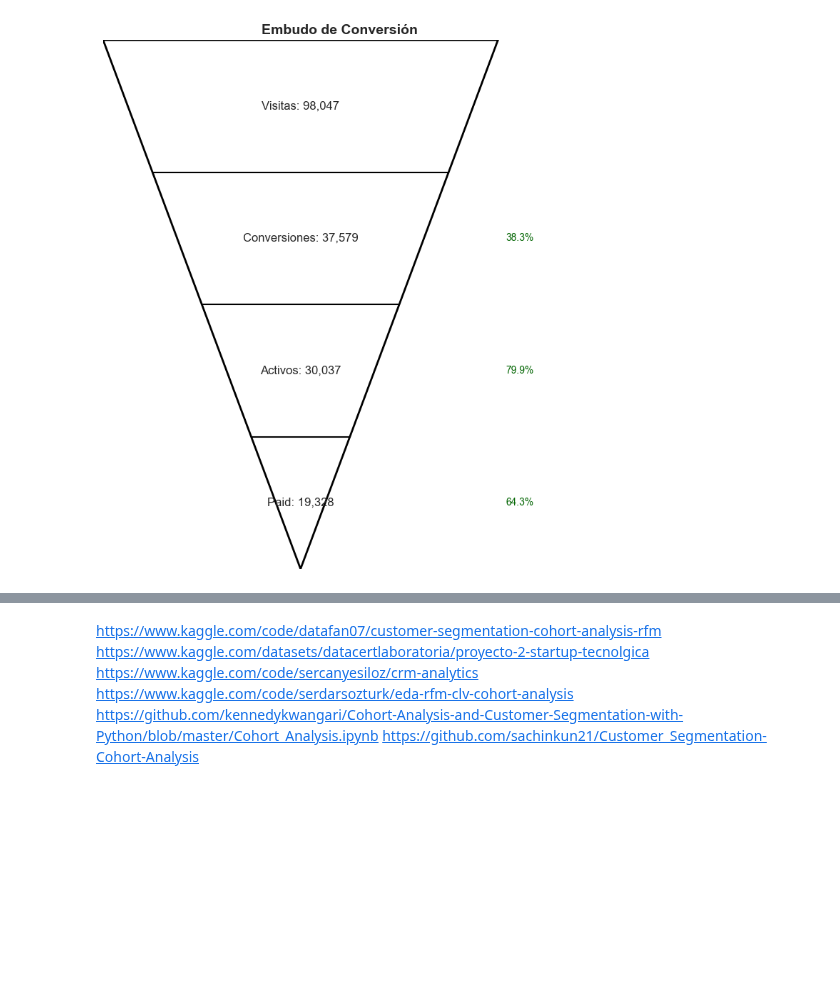
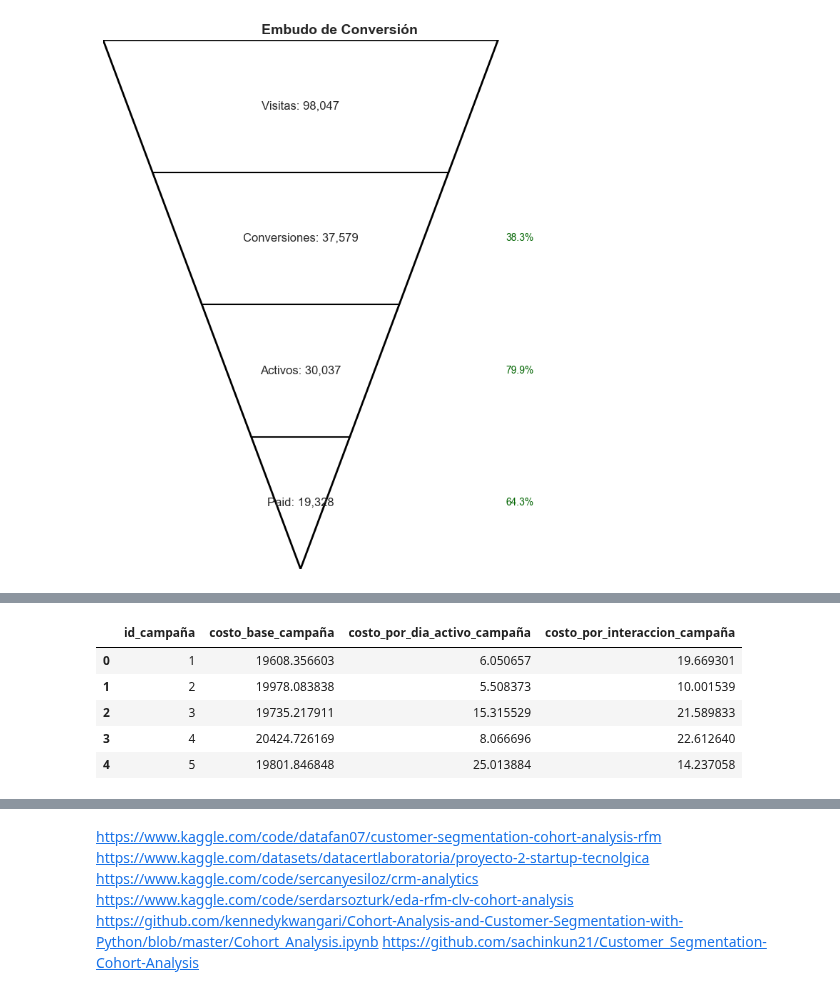
Before and after one commit to zyntonyson/bootcamp_ds_da, a Jupyter notebook: 09-da-analisis-negocio/19-Cohortes_Economia.ipynb, the cells around one changed output, grey strips where cells are left out. Saved outputs shown, nothing was run; the diff lists cells and outputs as text; code cells hidden in the pictures; blank space fills up the shorter version.

```diff
--- a/09-da-analisis-negocio/19-Cohortes_Economia.ipynb
+++ b/09-da-analisis-negocio/19-Cohortes_Economia.ipynb
@@ -821,0 +782,9 @@ print(f"Relación LTV / CAC: {ratio:.2f}")
+# %%
+campaigns_details
+# %% [output]
+|  | id_campaña | costo_base_campaña | costo_por_dia_activo_campaña | costo_por_interaccion_campaña |
+| 0 | 1 | 19608.356603 | 6.050657 | 19.669301 |
+| 1 | 2 | 19978.083838 | 5.508373 | 10.001539 |
+| 2 | 3 | 19735.217911 | 15.315529 | 21.589833 |
+| 3 | 4 | 20424.726169 | 8.066696 | 22.612640 |
+| 4 | 5 | 19801.846848 | 25.013884 | 14.237058 |
```
Also changed, not shown: parts of 23 cells of this notebook.
